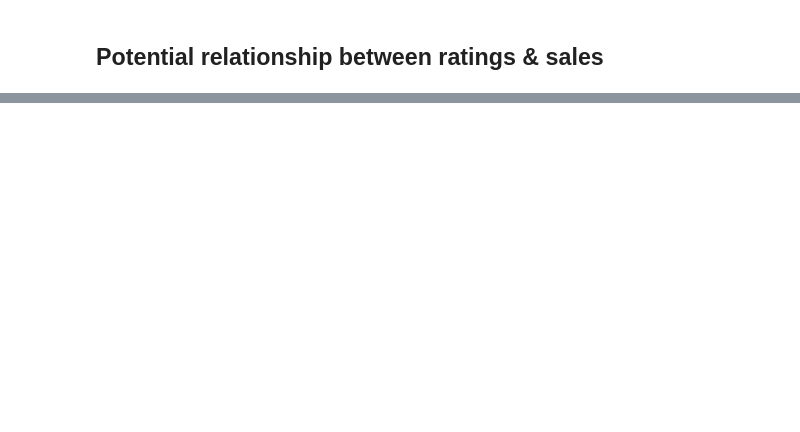
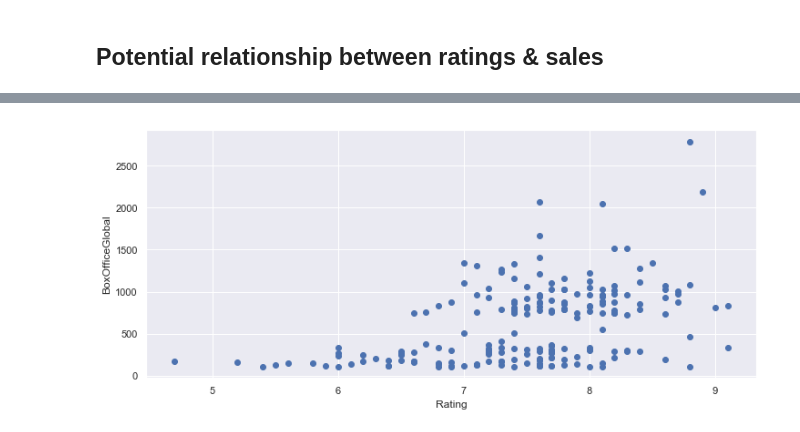
Before and after one commit to quciet/DU_COMP4447_project, a Jupyter notebook: Final_Project_Codes_Combined.ipynb, the cells around one changed output, grey strips where cells are left out. Cells and saved outputs as stored; diff of their text form; code cells hidden in the pictures; blank space fills up the shorter version.

```diff
--- a/Final_Project_Codes_Combined.ipynb
+++ b/Final_Project_Codes_Combined.ipynb
@@ -621,0 +806,9 @@ sns.regplot(x="MtimeRating", y="BoxOffice", data=dt)
+# %%
+f, ax = plt.subplots(figsize=(12,5))
+#ax.scatter(x="MtimeRating", y="BoxOffice",data=dt_cn)
+ax.scatter("MtimeRating", "BoxOfficeGlobal",data=dt_global_unique)
+ax.set_xlabel("Rating")
+ax.set_ylabel("BoxOfficeGlobal")
+plt.savefig("img/scatter_rate_sale.png")
+# %% [output]
+[figure, added]
```
Also changed, not shown: parts of 37 cells of this notebook, 31 other files.
